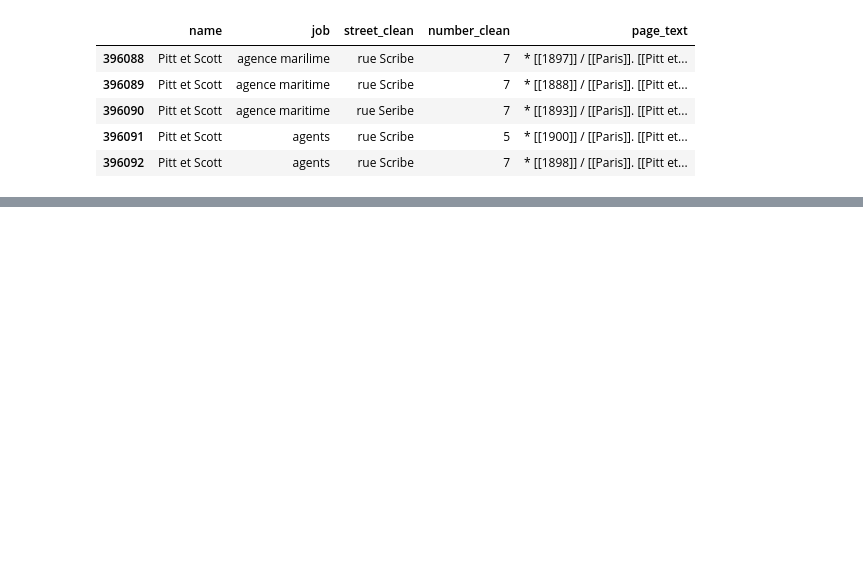
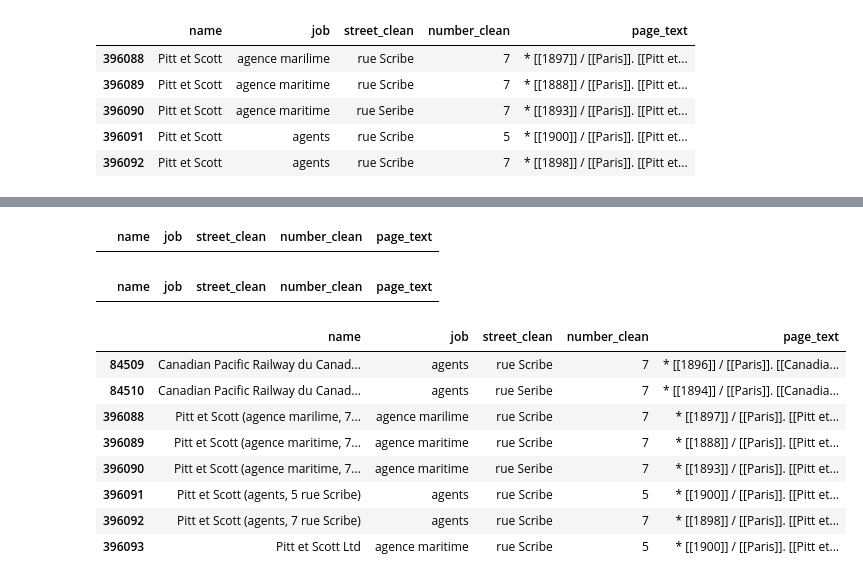
Before and after one commit to ayman-mezghani/BotSHSDH, a Jupyter notebook: bot6.ipynb, the cells around one changed output, grey strips where cells are left out. Drawn from its saved outputs; the diff is of its cells as text; code cells hidden in the pictures; blank space fills up the shorter version.

Commit message:
page name

```diff
--- a/bot6.ipynb
+++ b/bot6.ipynb
@@ -376,3 +393,29 @@ df1.loc[df1['name']=="Pitt et Scott"]
+# %%
+clean_name = df1['name'].astype(str)\
++" ("+ df1['job'].astype(str)+","\
++" "+df1['number_clean'].astype(str)\
++" "+df1['street_clean'].astype(str)+")"
+df1.loc[df1.duplicated(['name'], False), 'name'] = clean_name
+# %%
+df1[df1.duplicated(['name'], False)]
+# %% [output]
+|  | name | job | street_clean | number_clean | page_text |
+# %%
+df1.loc[df1['name']=="Pitt et Scott"]
+# %% [output]
+|  | name | job | street_clean | number_clean | page_text |
+# %%
+df1[df1['name'].str.contains("Pitt et Scott")]
+# %% [output]
+|  | name | job | street_clean | number_clean | page_text |
+| 84509 | Canadian Pacific Railway du Canad... | agents | rue Scribe | 7 | * [[1896]] / [[Paris]]. [[Canadia... |
+| 84510 | Canadian Pacific Railway du Canad... | agents | rue Seribe | 7 | * [[1894]] / [[Paris]]. [[Canadia... |
+| 396088 | Pitt et Scott (agence marilime, 7... | agence marilime | rue Scribe | 7 | * [[1897]] / [[Paris]]. [[Pitt et... |
+| 396089 | Pitt et Scott (agence maritime, 7... | agence maritime | rue Scribe | 7 | * [[1888]] / [[Paris]]. [[Pitt et... |
+| 396090 | Pitt et Scott (agence maritime, 7... | agence maritime | rue Seribe | 7 | * [[1893]] / [[Paris]]. [[Pitt et... |
+| 396091 | Pitt et Scott (agents, 5 rue Scribe) | agents | rue Scribe | 5 | * [[1900]] / [[Paris]]. [[Pitt et... |
+| 396092 | Pitt et Scott (agents, 7 rue Scribe) | agents | rue Scribe | 7 | * [[1898]] / [[Paris]]. [[Pitt et... |
+| 396093 | Pitt et Scott Ltd | agence maritime | rue Scribe | 5 | * [[1900]] / [[Paris]]. [[Pitt et... |
 # %%
 import re
 chaine = "*) el Cle"
```
Also changed, not shown: parts of 9 cells of this notebook.
